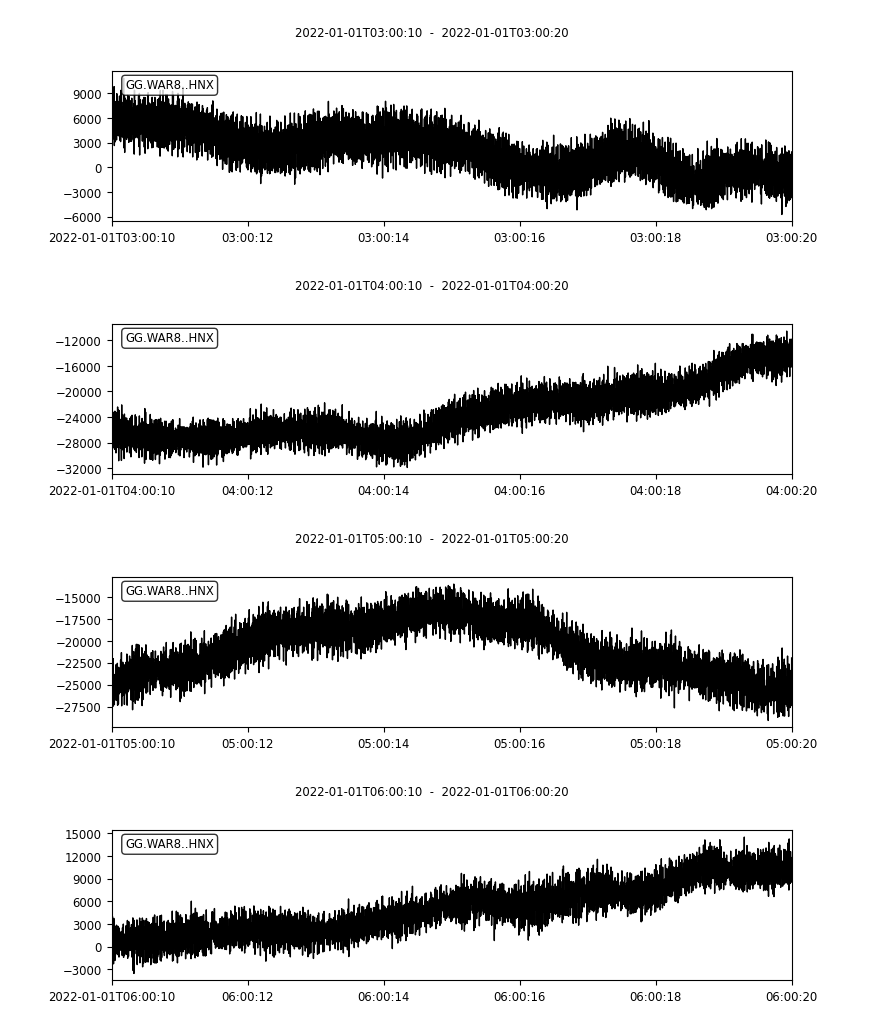
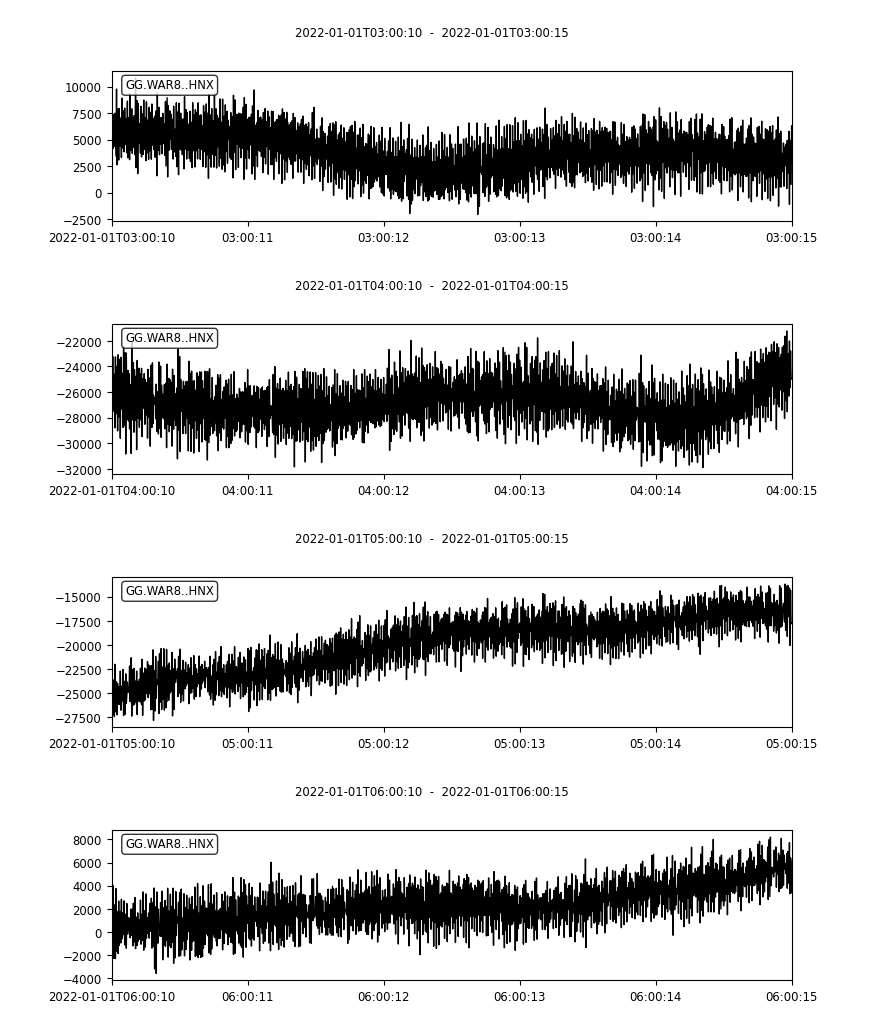
Before and after one commit to IIEnat/Seismographer, a Jupyter notebook: data.ipynb, the cells around one changed output. Cells and saved outputs as stored; diff of their text form; code cells hidden in the pictures.

```diff
--- a/data.ipynb
+++ b/data.ipynb
@@ -17,6 +17,6 @@ stations = ["2022/Station1/GG.WAR8.centaur-6_1267_20220101_000000.miniseed",
 for i in stations:
     station = obspy.read(i)
     trace = station[0]
-    trace = trace.slice(starttime = trace.stats.starttime + 10, endtime = trace.stats.starttime + 20)
+    trace = trace.slice(starttime = trace.stats.starttime + 10, endtime = trace.stats.starttime + 15)
     trace.plot()
 # %% [output]
@@ -27,4 +27,4 @@ for i in stations:
-[figure, old version]
+[figure, new version]
-[figure, old version]
+[figure, new version]
-[figure, old version]
+[figure, new version]
-[figure, old version]
+[figure, new version]
```
Also changed, not shown: parts of 1 cell of this notebook, 4 other files.
